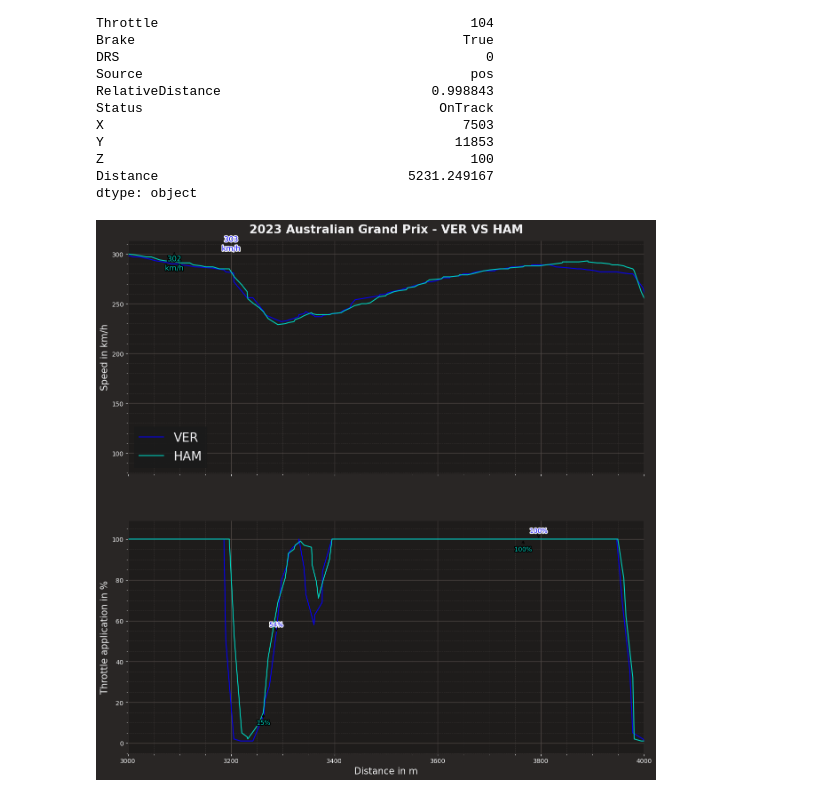
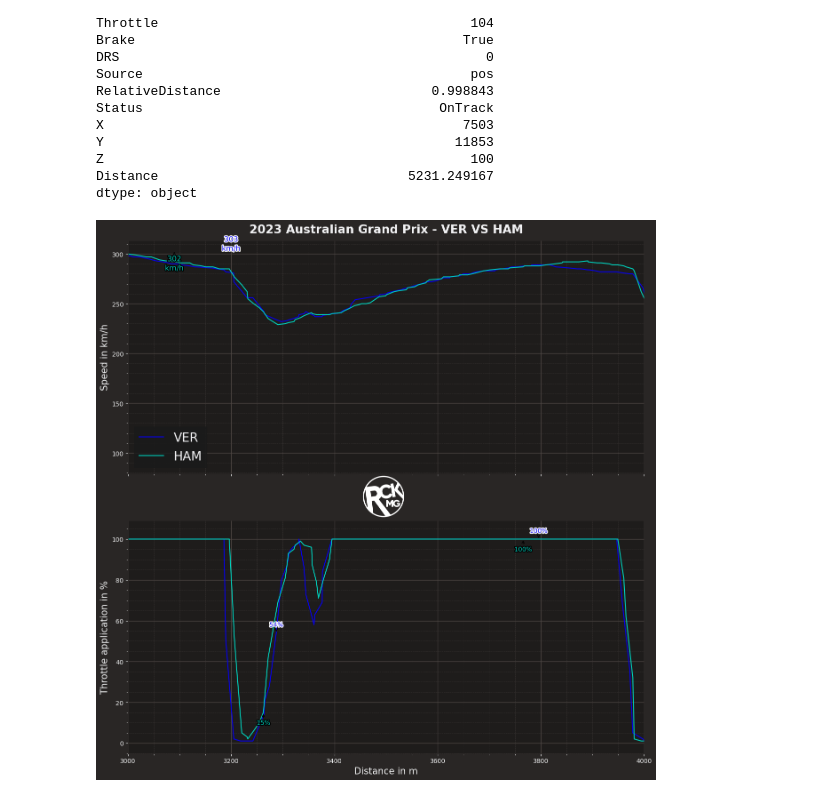
Before and after one commit to RickyRAV/F1DataVisualization, a Jupyter notebook: Default/FastestLapComparison.ipynb, the cells around one changed output. Cells and saved outputs as stored; diff of their text form; code cells hidden in the pictures.

Commit message:
AutoLogo

```diff
--- a/Default/FastestLapComparison.ipynb
+++ b/Default/FastestLapComparison.ipynb
@@ -39,11 +42,16 @@ telemetry_2 = fastest_driver_2.get_telemetry().add_distance()
 team_driver_1 = str(fastest_driver_1['Team'])
 team_driver_2 = str(fastest_driver_2['Team'])
 # %%
-plot_size = [15,15]
+plot_width = 15
+plot_height = 15
+plot_size = [plot_width, plot_height]
+title_font_size = int(2 * plot_height)  # Adjust the 0.15 multiplier to your liking
+axis_label_font_size = int(1.5 * plot_height)  # Adjust the 0.1 multiplier to your liking
 plot_title = f"{session.event.year} {session.event.EventName} - {driver_1} VS {driver_2}"
 plot_ratios = [7,7]
 plot_filename = re.sub(r'\W+', '', plot_title.replace("\n", " ")) + ".png"
-
+logo_path = '../RCKMG_logo.png'
+logo_img = Image.open(logo_path)
 print(telemetry_2.max())
 # %% [output]
 Date                     2023-04-02 06:32:19.936000
@@ -87,32 +95,42 @@ every_nTH_entry_alo = telemetry_2.iloc[::52]
 for index, row in every_nTH_entry.iterrows():
     x_coord = row['Distance']
     y_coord = row['Throttle']
     text = f'{y_coord}%'
     ax[1].annotate(text, (x_coord, y_coord), textcoords="offset points", xytext=(0, 10), ha='center', fontsize=10, color=ff1.plotting.team_color(team_driver_1), arrowprops=dict(facecolor='white', arrowstyle='->')).set_path_effects([pe.withStroke(linewidth=3, foreground='white')])
 for index, row in every_nTH_entry_alo.iterrows():
     x_coord = row['Distance']
     y_coord = row['Throttle']
     text = f'{y_coord}%'
     ax[1].annotate(text, (x_coord, y_coord), textcoords="offset points", xytext=(0, -20), ha='center', fontsize=10, color=ff1.plotting.team_color(team_driver_2), arrowprops=dict(facecolor='white', arrowstyle='->')).set_path_effects([pe.withStroke(linewidth=3, foreground='black')])
 
 
 ax[1].plot(telemetry_1['Distance'], telemetry_1['Throttle'], color=ff1.plotting.team_color(team_driver_1), label=driver_1)
 ax[1].plot(telemetry_2['Distance'], telemetry_2['Throttle'], color=ff1.plotting.team_color(team_driver_2), label=driver_2)
 
 ax[1].set_xlabel('Distance in m', fontsize=15)
 ax[0].set_ylabel('Speed in km/h', fontsize=15)
 ax[1].set_ylabel('Throttle application in %', fontsize=15)
 
 ax[0].legend(prop={"size":20})
 ax[0].set_title(plot_title, y=1, fontweight='bold')
 
+# Define the new width and height for the logo
+new_width = 95
+new_height = 95
+# Resize the logo
+logo_resized = logo_img.resize((new_width, new_height))
+logo_resized_np = np.array(logo_resized)
+logo_x = 600
+logo_y = 590
+fig.figimage(logo_resized_np, xo=logo_x, yo=logo_y, zorder=1, origin='upper', alpha=1)
+
 for i in range(2):
     ax[i].set_xlim(distance_min, distance_max)
 
 # Hide x labels and tick labels for top plots and y ticks for right plots.
 for a in ax.flat:
     a.label_outer()
-plt.savefig(plot_filename, dpi=300)
+# plt.savefig(plot_filename, dpi=300)
 plt.show()
 # %% [output]
-[figure, old version]
+[figure, new version]
```
Also changed, not shown: parts of 1 cell of this notebook, 7 other files.
